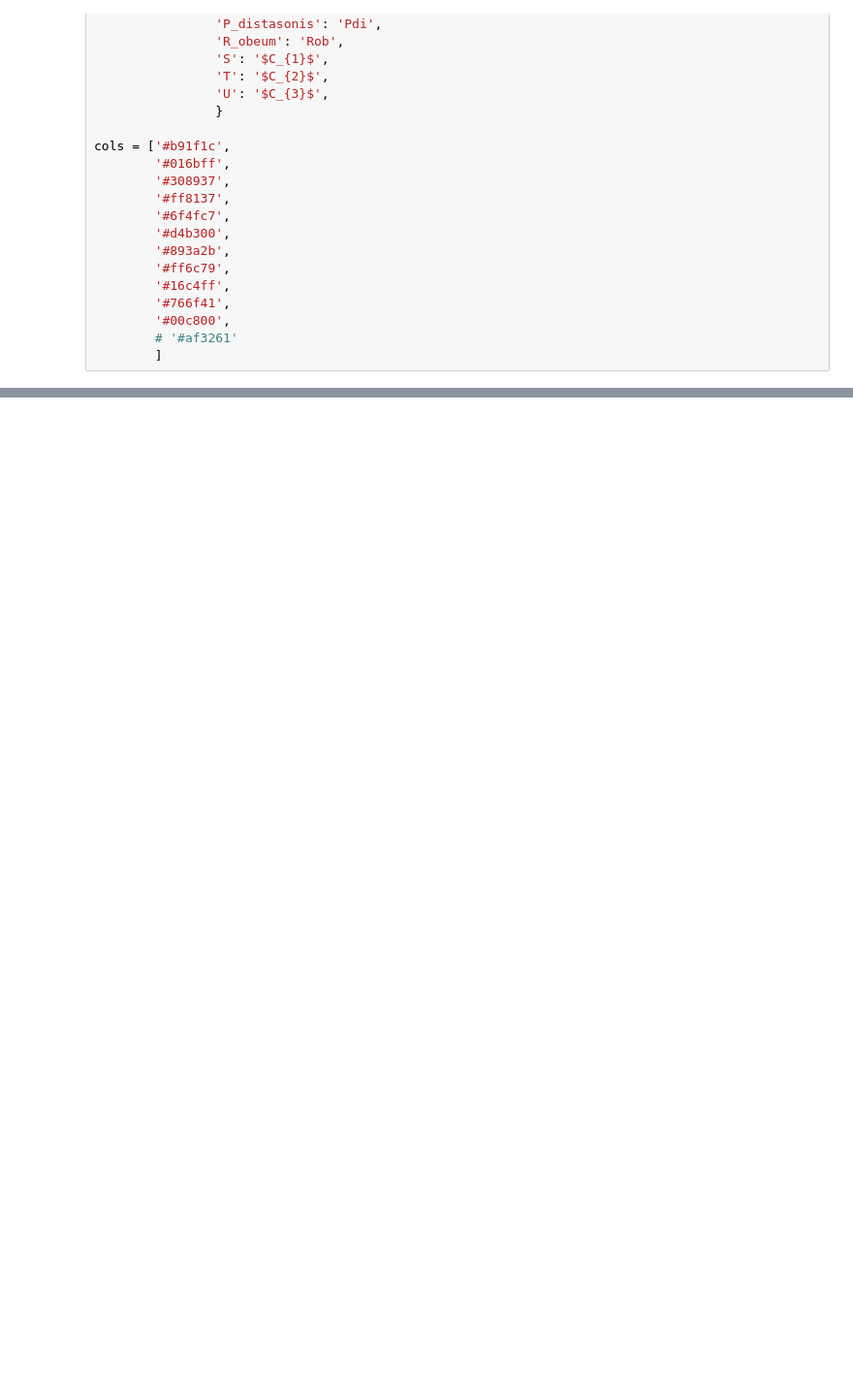
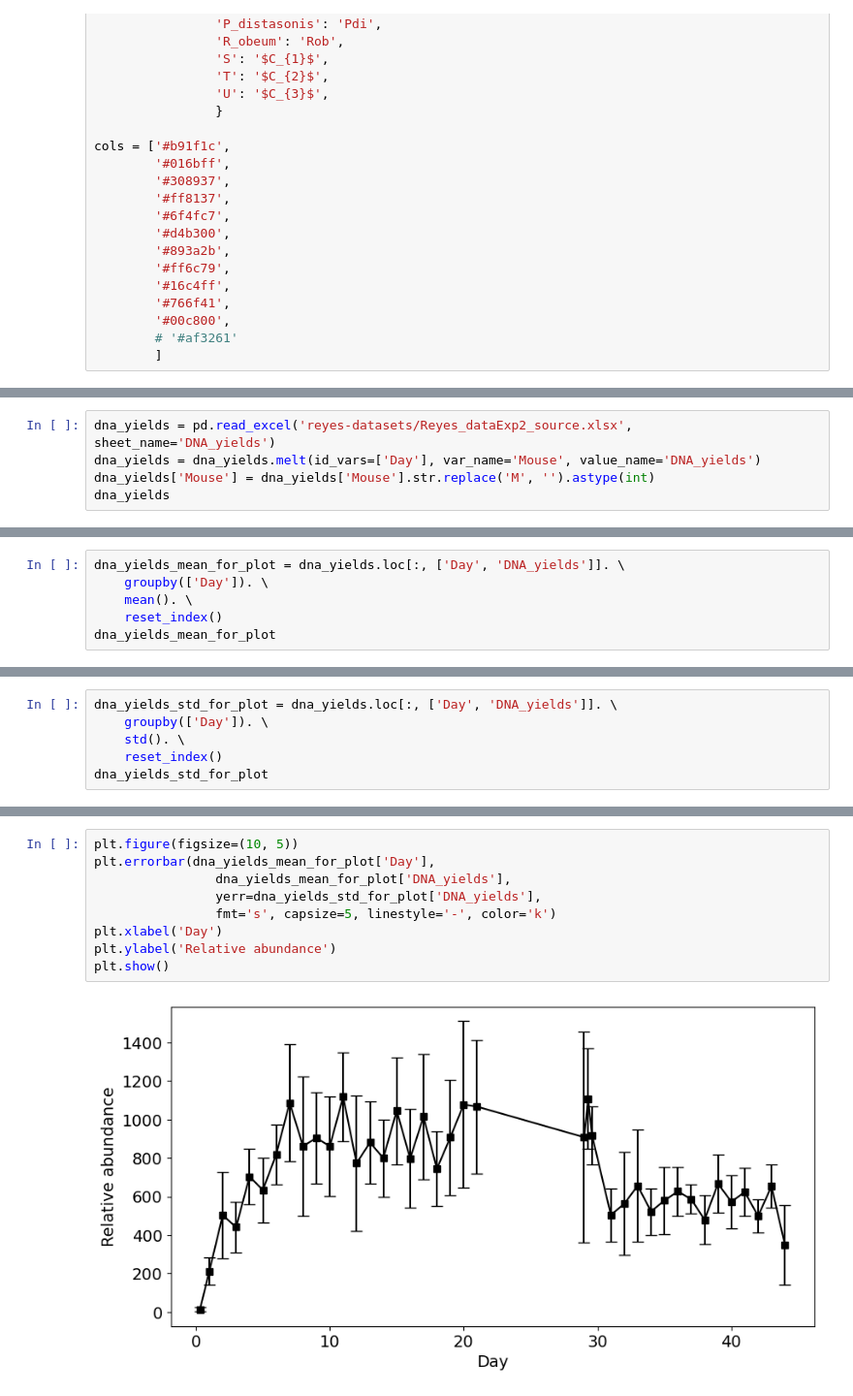
Before and after one commit to alejandrocs98/masters-thesis, a Jupyter notebook: ecological-modeling/forward_simulate_3species.ipynb, the cells around one changed output, grey strips where cells are left out. Shown at 97% size. Drawn from its saved outputs; the diff is of its cells as text; blank space fills up the shorter version.

```diff
--- a/ecological-modeling/forward_simulate_3species.ipynb
+++ b/ecological-modeling/forward_simulate_3species.ipynb
@@ -71,0 +152,5 @@ cols = ['#b91f1c',
+# %%
+dna_yields = pd.read_excel('reyes-datasets/Reyes_dataExp2_source.xlsx', sheet_name='DNA_yields')
+dna_yields = dna_yields.melt(id_vars=['Day'], var_name='Mouse', value_name='DNA_yields')
+dna_yields['Mouse'] = dna_yields['Mouse'].str.replace('M', '').astype(int)
+dna_yields
@@ -71,0 +171,6 @@ cols = ['#b91f1c',
+# %%
+dna_yields_mean_for_plot = dna_yields.loc[:, ['Day', 'DNA_yields']]. \
+    groupby(['Day']). \
+    mean(). \
+    reset_index()
+dna_yields_mean_for_plot
@@ -71,0 +195,6 @@ cols = ['#b91f1c',
+# %%
+dna_yields_std_for_plot = dna_yields.loc[:, ['Day', 'DNA_yields']]. \
+    groupby(['Day']). \
+    std(). \
+    reset_index()
+dna_yields_std_for_plot
@@ -71,0 +219,11 @@ cols = ['#b91f1c',
+# %%
+plt.figure(figsize=(10, 5))
+plt.errorbar(dna_yields_mean_for_plot['Day'],
+                dna_yields_mean_for_plot['DNA_yields'],
+                yerr=dna_yields_std_for_plot['DNA_yields'],
+                fmt='s', capsize=5, linestyle='-', color='k')
+plt.xlabel('Day')
+plt.ylabel('Relative abundance')
+plt.show()
+# %% [output]
+[figure, added]
```
Also changed, not shown: parts of 25 cells of this notebook, 5 other files.
